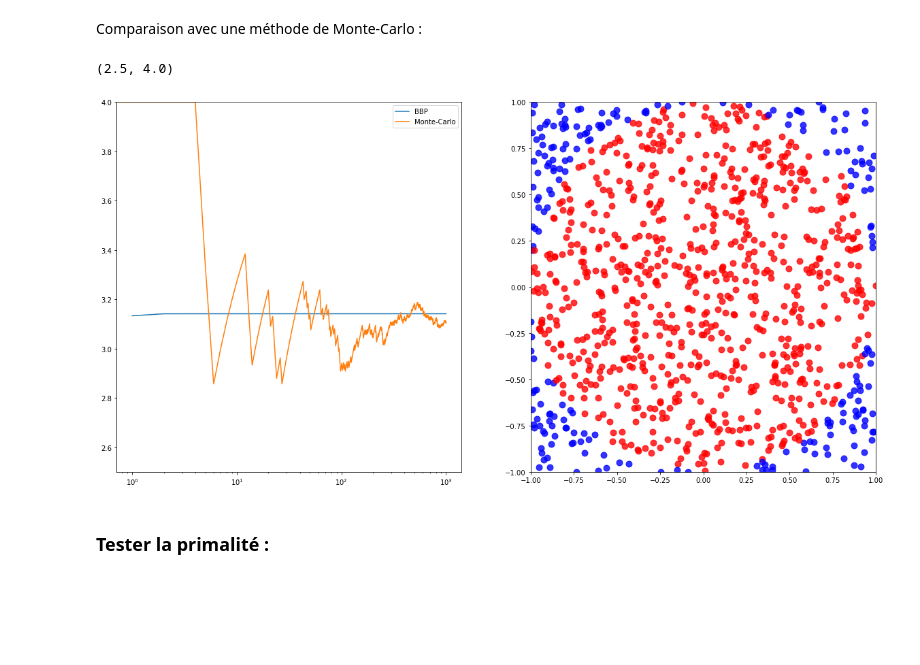
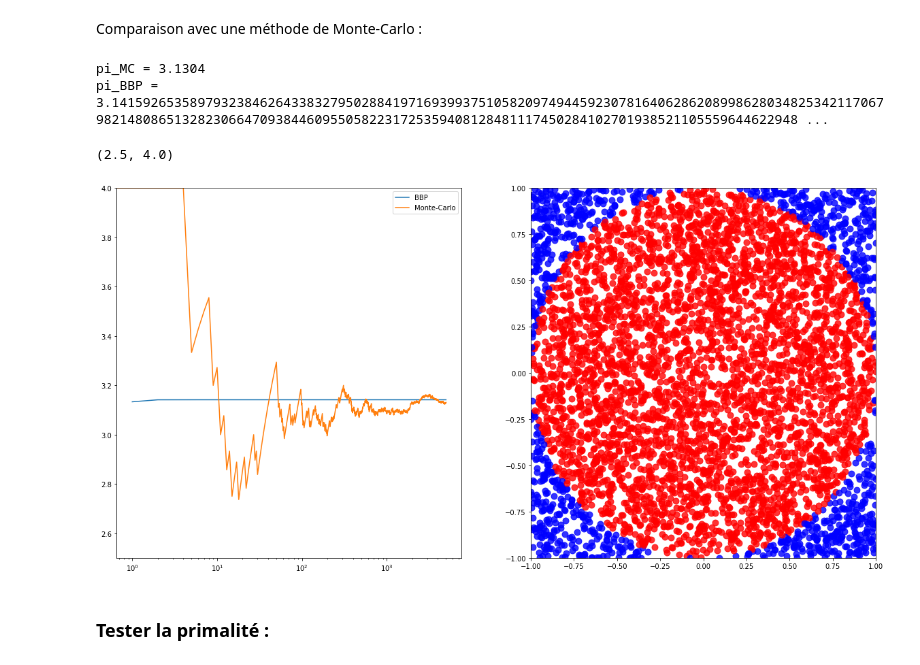
Before and after one commit to Cordier-Info/exemples, a Jupyter notebook: Google_problem.ipynb, the cells around one changed output. Saved outputs shown, nothing was run; the diff lists cells and outputs as text; code cells hidden in the pictures; blank space fills up the shorter version.

```diff
--- a/Google_problem.ipynb
+++ b/Google_problem.ipynb
@@ -114,32 +117,36 @@ Comparaison avec une méthode de Monte-Carlo :
 # %%
 import matplotlib.pyplot as plt
 from random import random
 
 fig, (ax1, ax2) = plt.subplots(1, 2,figsize=(20, 10))
-n = 1000
+n = 5000
 compte = 0
 pi = 0
 X,Y1,Y2 = [],[],[]
 for k in range(0,n) :
     X.append(k+1)
     pi += (Decimal(4)/(8*k+1)-Decimal(2)/(8*k+4)-Decimal(1)/(8*k+5)-Decimal(1)/(8*k+6))/16**k
     Y1.append(pi)
     x = (random()-0.5)*2
     y = (random()-0.5)*2
     ax2.set_xlim(-1,1)
     ax2.set_ylim(-1,1)
     if x**2+y**2 < 1 :
         compte += 1
         ax2.scatter(x,y,marker='o',color='red',s=80,alpha=0.8)
     else :
         ax2.scatter(x,y,marker='o',color='blue',s=80,alpha=0.8)
     Y2.append(compte/(k+1)*4)
+print("pi_MC =",compte/(k+1)*4)
+print("pi_BBP =",pi)
 ax1.semilogx(X,Y1,Y2)
 ax1.legend(['BBP','Monte-Carlo'])
 ax1.set_ylim(2.5,4)
 # %% [output]
-(2.5, 4.0)
+pi_MC = 3.1304
+pi_BBP = 3.141592653589793238462643383279502884197169399375105820974944592307816406286208998628034825342117067982148086513282306647093844609550582231725359408128481117450284102701938521105559644622948 ...
+(2.5, 4.0)
-[figure, old version]
+[figure, new version]
 # %% [markdown]
 ### Tester la primalité :
 # %%
```
Also changed, not shown: parts of 10 cells of this notebook.
